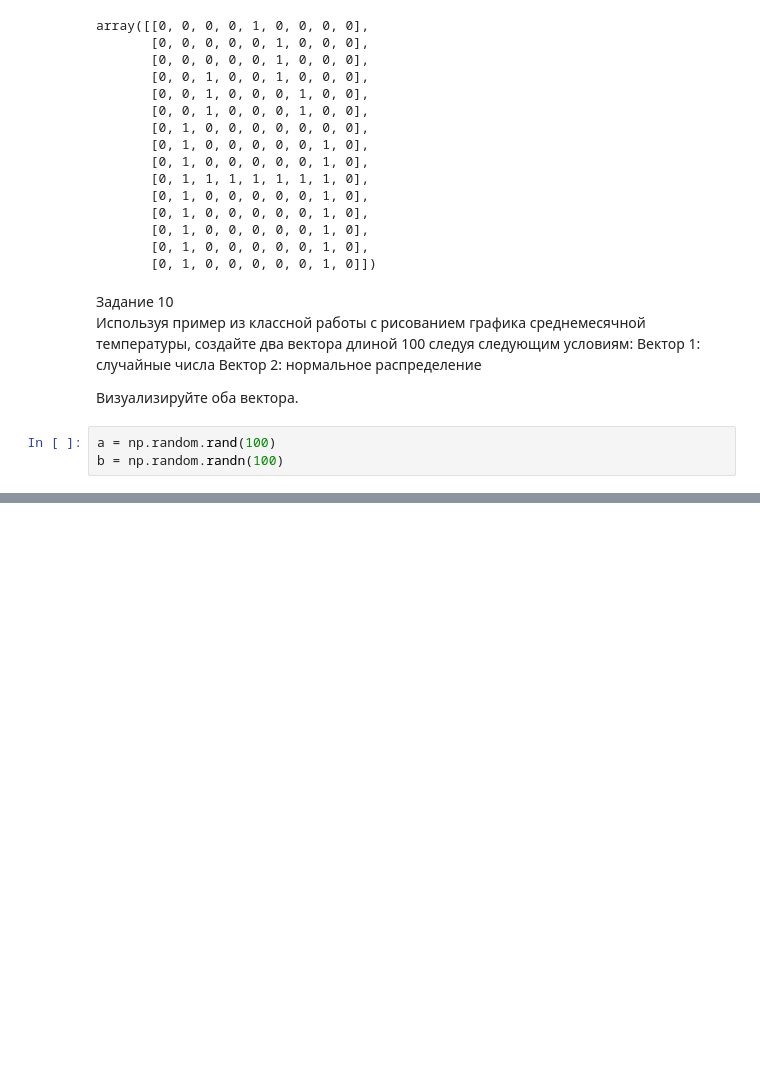
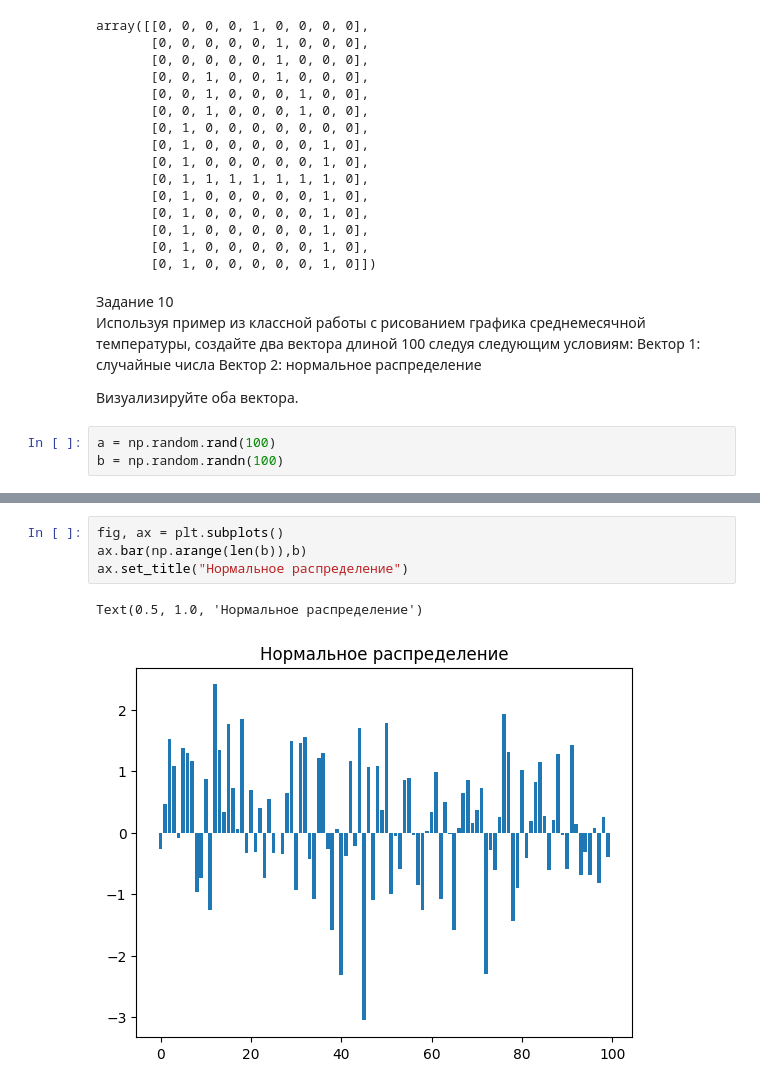
Before and after one commit to Marina82221/ds_test_repo, a Jupyter notebook: Homework/hometask_06112025.ipynb, the cells around one changed output, grey strips where cells are left out. Cells and saved outputs as stored; diff of their text form; blank space fills up the shorter version.

```diff
--- a/Homework/hometask_06112025.ipynb
+++ b/Homework/hometask_06112025.ipynb
@@ -227,0 +229,7 @@ ax.bar(a, b)
+# %%
+fig, ax = plt.subplots()
+ax.bar(np.arange(len(b)),b)
+ax.set_title("Нормальное распределение")
+# %% [output]
+Text(0.5, 1.0, 'Нормальное распределение')
+[figure, added]
```
Also changed, not shown: parts of 4 cells of this notebook.
